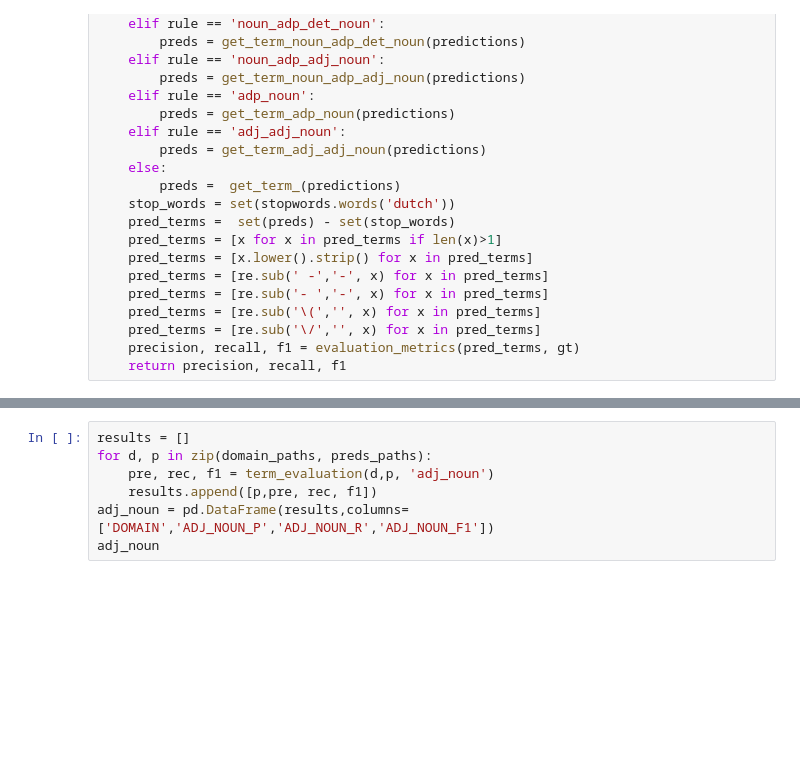
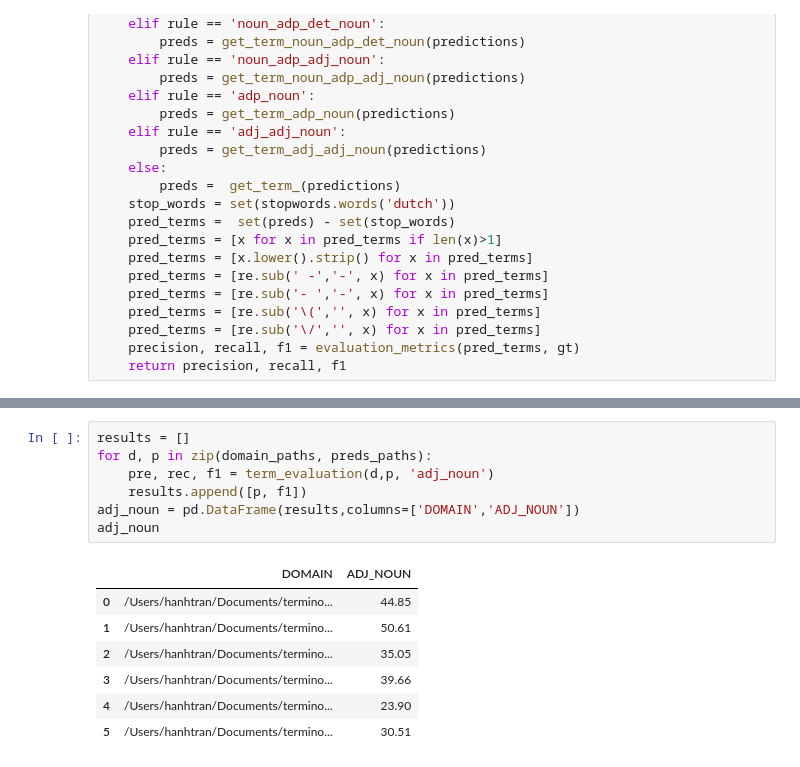
Before and after one commit to honghanhh/terminology-extraction, a Jupyter notebook: patterns/nl_domains/nl_iate_filtering.ipynb, the cells around one changed output, grey strips where cells are left out. Drawn from its saved outputs; the diff is of its cells as text; blank space fills up the shorter version.

```diff
--- a/patterns/nl_domains/nl_iate_filtering.ipynb
+++ b/patterns/nl_domains/nl_iate_filtering.ipynb
@@ -434,10 +435,18 @@ raw_res
 # %%
 results = []
 for d, p in zip(domain_paths, preds_paths):
     pre, rec, f1 = term_evaluation(d,p, 'adj_noun')
-    results.append([p,pre, rec, f1])
-adj_noun = pd.DataFrame(results,columns=['DOMAIN','ADJ_NOUN_P','ADJ_NOUN_R','ADJ_NOUN_F1'])
+    results.append([p, f1])
+adj_noun = pd.DataFrame(results,columns=['DOMAIN','ADJ_NOUN'])
 adj_noun
+# %% [output]
+|  | DOMAIN | ADJ_NOUN |
+| 0 | /Users/hanhtran/Documents/termino... | 44.85 |
+| 1 | /Users/hanhtran/Documents/termino... | 50.61 |
+| 2 | /Users/hanhtran/Documents/termino... | 35.05 |
+| 3 | /Users/hanhtran/Documents/termino... | 39.66 |
+| 4 | /Users/hanhtran/Documents/termino... | 23.90 |
+| 5 | /Users/hanhtran/Documents/termino... | 30.51 |
 # %%
 results = []
 for d, p in zip(domain_paths, preds_paths):
```
Also changed, not shown: parts of 21 cells of this notebook, 12 other files.
